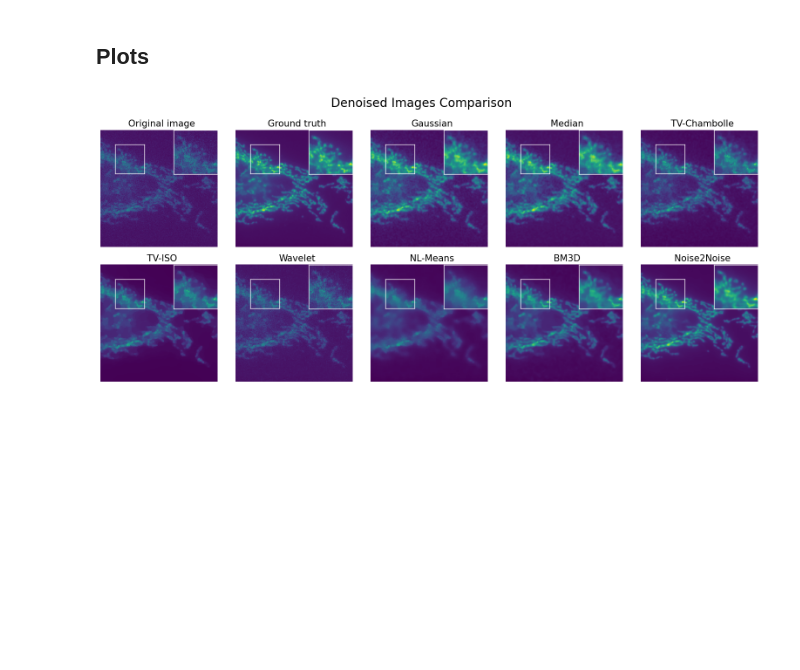
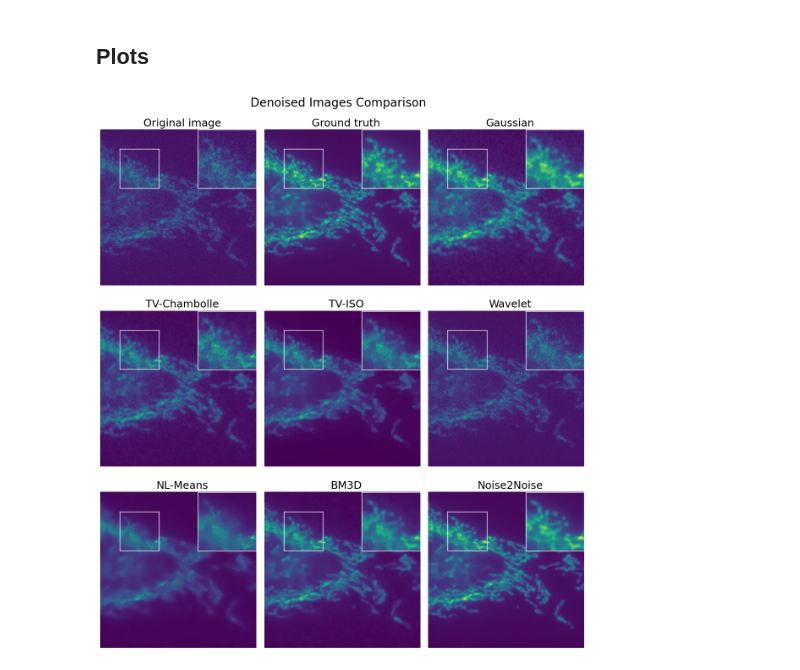
Before and after one commit to MetthewB/ML4Science-CS433, a Jupyter notebook: scripts/explorations.ipynb, the cells around one changed output. Cells and saved outputs as stored; diff of their text form; code cells hidden in the pictures; blank space fills up the shorter version.

Commit message:
Updated plot

```diff
--- a/scripts/explorations.ipynb
+++ b/scripts/explorations.ipynb
@@ -74,26 +76,29 @@ denoised_image_Noise2Noise = np.load(os.path.join(output_path, 'Noise2Noise/Nois
 ## Plots
 # %%
 # Plot the denoised images
-fig, ax = plt.subplots(2, 5, figsize=(20, 7.5))
+fig, ax = plt.subplots(3, 3, figsize=(15, 15))
 fig.suptitle('Denoised Images Comparison', fontsize=20)
 
-plt.subplots_adjust(wspace=0, hspace=0.15)
+plt.subplots_adjust(wspace=0, hspace=0.15, top=0.93)
 
 # Define the size of the top-right square
 inset_size = 192
 
 # Process each image
 process_image(slice, ax[0,0], 'Original image', inset_size)
 process_image(ground_truth_image, ax[0,1], 'Ground truth', inset_size)
 process_image(denoised_image_gaussian, ax[0,2], 'Gaussian', inset_size)
-process_image(denoised_image_median_param8, ax[0,3], 'Median', inset_size)
-process_image(denoised_image_TV_Chambolle_param01, ax[0,4], 'TV-Chambolle', inset_size)
-process_image(denoised_TV_ISO_01_image, ax[1,0], 'TV-ISO', inset_size)
-process_image(denoised_image_Wavelet, ax[1,1], 'Wavelet', inset_size)
-process_image(denoised_image_NL_Means, ax[1,2], 'NL-Means', inset_size)
-process_image(denoised_image_BM3D_param01, ax[1,3], 'BM3D', inset_size)
-process_image(denoised_image_Noise2Noise, ax[1,4], 'Noise2Noise', inset_size)
+process_image(denoised_image_TV_Chambolle_param01, ax[1,0], 'TV-Chambolle', inset_size)
+process_image(denoised_TV_ISO_01_image, ax[1,1], 'TV-ISO', inset_size)
+process_image(denoised_image_Wavelet, ax[1,2], 'Wavelet', inset_size)
+process_image(denoised_image_NL_Means, ax[2,0], 'NL-Means', inset_size)
+process_image(denoised_image_BM3D_param01, ax[2,1], 'BM3D', inset_size)
+process_image(denoised_image_Noise2Noise, ax[2,2], 'Noise2Noise', inset_size)
+
+# Save the plot
+output_file = os.path.join(output_path, 'denoised_images_comparison.png')
+plt.savefig(output_file)
 
 plt.show()
 # %% [output]
-[figure, old version]
+[figure, new version]
```
Also changed, not shown: parts of 2 cells of this notebook, 6 other files.
